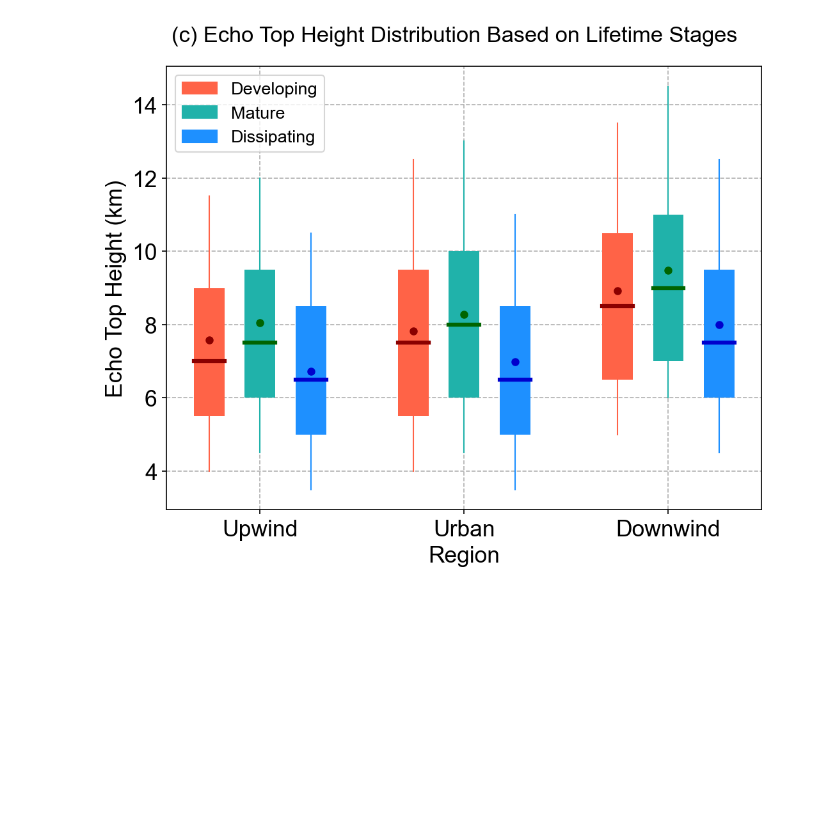
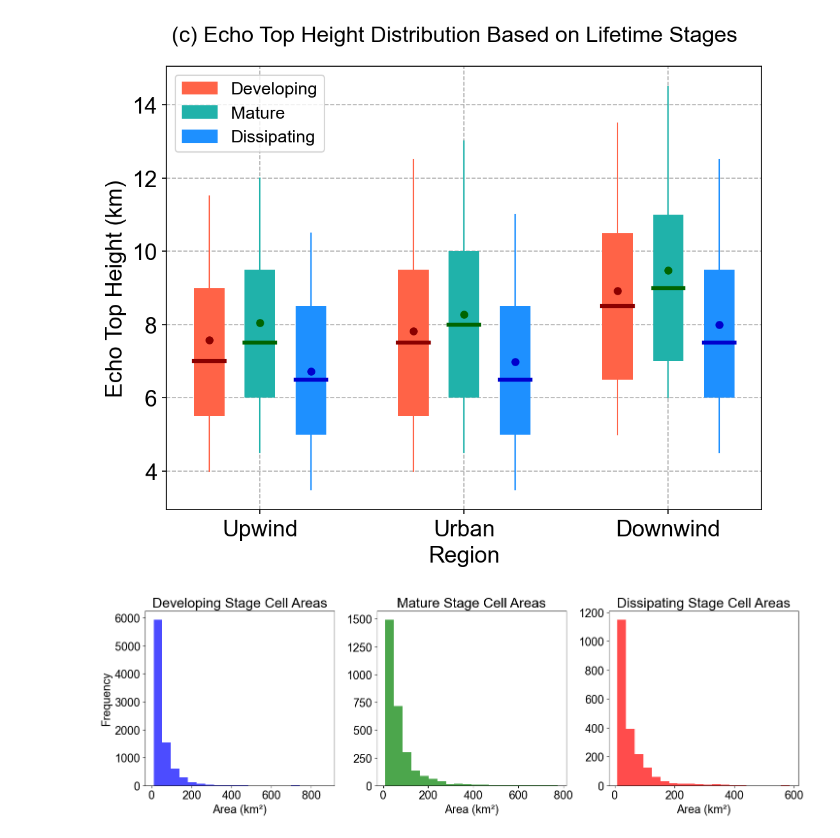
Before and after one commit to oluwafemiomitusa/Geospatial-Analysis, a Jupyter notebook: Second_part/Jupyter Notebooks/New/cell_development_stages.ipynb, the cells around one changed output. Drawn from its saved outputs; the diff is of its cells as text; code cells hidden in the pictures; blank space fills up the shorter version.

```diff
--- a/Second_part/Jupyter Notebooks/New/cell_development_stages.ipynb
+++ b/Second_part/Jupyter Notebooks/New/cell_development_stages.ipynb
@@ -132,7 +132,7 @@ def classify_cell_stages_advanced(data):
     return stages
 
 # Apply the classification function
-advanced_cell_stages = classify_cell_stages_advanced(data_urban)
+advanced_cell_stages_urban = classify_cell_stages_advanced(data_urban)
 
 # Function to extract cell areas for each stage
 def get_cell_areas_by_stage(data, stages):
@@ -162,9 +162,9 @@ def get_dbz_by_stage(data, stages):
     return developing_dbz, mature_dbz, dissipating_dbz
 
 # Extract cell variables for each stage
-developing_areas, mature_areas, dissipating_areas = get_cell_areas_by_stage(data_urban, advanced_cell_stages)   # Cell area
-developing_eth, mature_eth, dissipating_eth = get_eth_by_stage(data_urban, advanced_cell_stages)   # Echo top height
-developing_dbz, mature_dbz, dissipating_dbz = get_dbz_by_stage(data_urban, advanced_cell_stages)   # Reflectivity
+developing_areas, mature_areas, dissipating_areas = get_cell_areas_by_stage(data_urban, advanced_cell_stages_urban)   # Cell area
+developing_eth, mature_eth, dissipating_eth = get_eth_by_stage(data_urban, advanced_cell_stages_urban)   # Echo top height
+developing_dbz, mature_dbz, dissipating_dbz = get_dbz_by_stage(data_urban, advanced_cell_stages_urban)   # Reflectivity
 
 urban_cell_areas_bin = [developing_areas, mature_areas, dissipating_areas]
 urban_eth_bin = [developing_eth, mature_eth, dissipating_eth]
@@ -217,7 +217,7 @@ def classify_cell_stages_advanced(data):
     return stages
 
 # Apply the classification function
-advanced_cell_stages = classify_cell_stages_advanced(data_downwind)
+advanced_cell_stages_downwind = classify_cell_stages_advanced(data_downwind)
 
 # Function to extract cell areas for each stage
 def get_cell_areas_by_stage(data, stages):
@@ -247,9 +247,9 @@ def get_dbz_by_stage(data, stages):
     return developing_dbz, mature_dbz, dissipating_dbz
 
 # Extract cell variables for each stage
-developing_areas, mature_areas, dissipating_areas = get_cell_areas_by_stage(data_downwind, advanced_cell_stages)   # Cell area
-developing_eth, mature_eth, dissipating_eth = get_eth_by_stage(data_downwind, advanced_cell_stages)   # Echo top height
-developing_dbz, mature_dbz, dissipating_dbz = get_dbz_by_stage(data_downwind, advanced_cell_stages)   # Reflectivity
+developing_areas, mature_areas, dissipating_areas = get_cell_areas_by_stage(data_downwind, advanced_cell_stages_downwind)   # Cell area
+developing_eth, mature_eth, dissipating_eth = get_eth_by_stage(data_downwind, advanced_cell_stages_downwind)   # Echo top height
+developing_dbz, mature_dbz, dissipating_dbz = get_dbz_by_stage(data_downwind, advanced_cell_stages_downwind)   # Reflectivity
 
 downwind_cell_areas_bin = [developing_areas, mature_areas, dissipating_areas]
 downwind_eth_bin = [developing_eth, mature_eth, dissipating_eth]
@@ -654,3 +654,32 @@ ax.legend(handles=legend_patches, loc=2, fontsize=13)
 plt.show()
 # %% [output]
 [figure]
+# %%
+import matplotlib.pyplot as plt
+
+# Creating histograms for cell areas in each stage
+plt.figure(figsize=(15, 5))
+
+# Histogram for Developing Stage
+plt.subplot(1, 3, 1)
+plt.hist(developing_areas, bins=20, color='blue', alpha=0.7)
+plt.title('Developing Stage Cell Areas')
+plt.xlabel('Area (km²)')
+plt.ylabel('Frequency')
+
+# Histogram for Mature Stage
+plt.subplot(1, 3, 2)
+plt.hist(mature_areas, bins=20, color='green', alpha=0.7)
+plt.title('Mature Stage Cell Areas')
+plt.xlabel('Area (km²)')
+
+# Histogram for Dissipating Stage
+plt.subplot(1, 3, 3)
+plt.hist(dissipating_areas, bins=20, color='red', alpha=0.7)
+plt.title('Dissipating Stage Cell Areas')
+plt.xlabel('Area (km²)')
+
+plt.tight_layout()
+plt.show()
+# %% [output]
+[figure, added]
```
Also changed, not shown: parts of 18 cells of this notebook.
